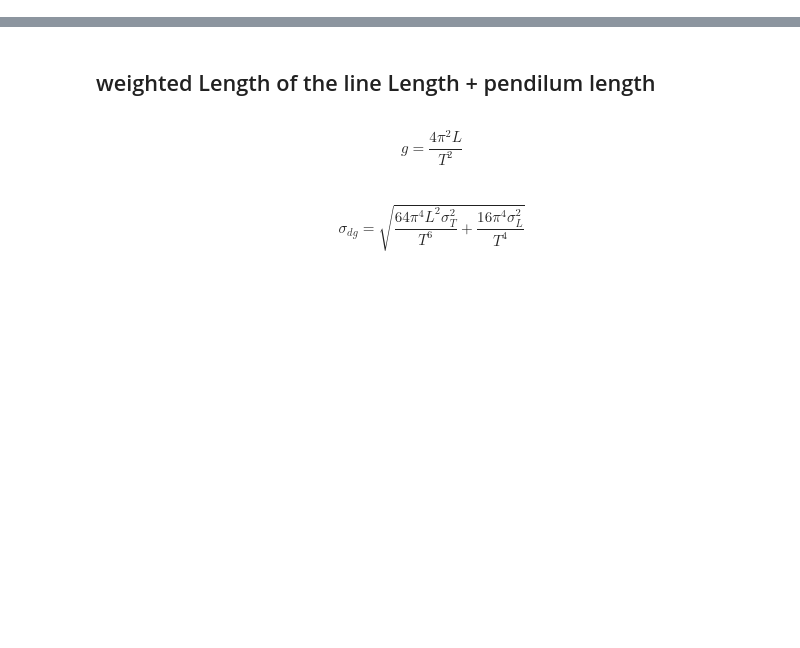
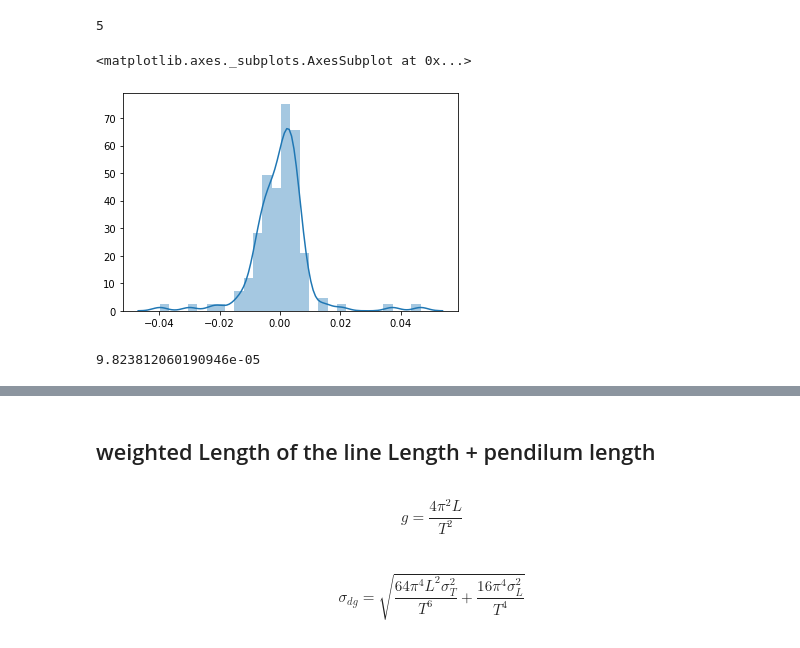
Before and after one commit to Shadesfear/appstat, a Jupyter notebook: scripts/simple_pendulum.ipynb, the cells around one changed output, grey strips where cells are left out. Drawn from its saved outputs; the diff is of its cells as text; code cells hidden in the pictures; blank space fills up the shorter version.

```diff
--- a/scripts/simple_pendulum.ipynb
+++ b/scripts/simple_pendulum.ipynb
@@ -39,8 +43,11 @@ def fit_function_Lin(x, slope, intercept):
 # %%
-Time_lib={"Tan":Tan[1:,1],"Michael1":Michael1[:,1]-min(Michael1[:,1]),"Michael2":Michael2[1:51,1],"Chris":Chris[:,1],"Luca":Luca[:,1]}
-Number_lib={"Tan":Tan[1:,0],"Michael1":Michael1[:,0],"Michael2":Michael2[1:51,0],"Chris":Chris[:,0],"Luca":Luca[:,0]}
+Time_lib={"Tan":Tan[5:,1],"Michael1":Michael1[4:,1]-min(Michael1[4:,1]),"Michael2":Michael2[5:51,1],"Chris":Chris[4:,1],"Luca":Luca[4:,1]}
+Number_lib={"Tan":Tan[5:,0],"Michael1":Michael1[4:,0],"Michael2":Michael2[5:51,0],"Chris":Chris[4:,0],"Luca":Luca[4:,0]}
 Time=pd.DataFrame(Time_lib)
 Number=pd.DataFrame(Number_lib)
+print(len(Number_lib))
+# %% [output]
+5
 # %%
 Residual_time1={"Tan":Residual_time(Time.Tan,Number.Tan),"Michael1":Residual_time(Time.Michael1,Number.Michael1),"Michael2":Residual_time(Time.Michael2,Number.Michael2),"Chris":Residual_time(Time.Chris,Number.Chris),"Luca":Residual_time(Time.Luca,Number.Luca)}
 Residual_Time_data=pd.DataFrame(Residual_time1)
@@ -71,0 +70,2 @@ Rsidual_time_combined=np.block([Residual_Time_data.Tan,Residual_Time_data.Luca,R
+# %%
+Rsidual_time_combined=np.block([Residual_Time_data.Tan,Residual_Time_data.Luca,Residual_Time_data.Chris])
@@ -71,0 +101,8 @@ Rsidual_time_combined=np.block([Residual_Time_data.Tan,Residual_Time_data.Luca,R
+# %%
+#fig,ax=plt.subplots(1,1,figsize=(10,10))
+#sns.FacetGrid(weighted_mean_Time,ax=ax)
+sns.distplot(Rsidual_time_combined)
+#g.twinx()
+# %% [output]
+<matplotlib.axes._subplots.AxesSubplot at 0x...>
+[figure, added]
@@ -72,3 +112,7 @@ Rsidual_time_combined=np.block([Residual_Time_data.Tan,Residual_Time_data.Luca,R
+# %%
+minuit.errors[0]
+# %% [output]
+9.823812060190946e-05
 # %%
 
 fig=plt.figure(figsize=(10,10))
```
Also changed, not shown: parts of 15 cells of this notebook, 1 other file.
